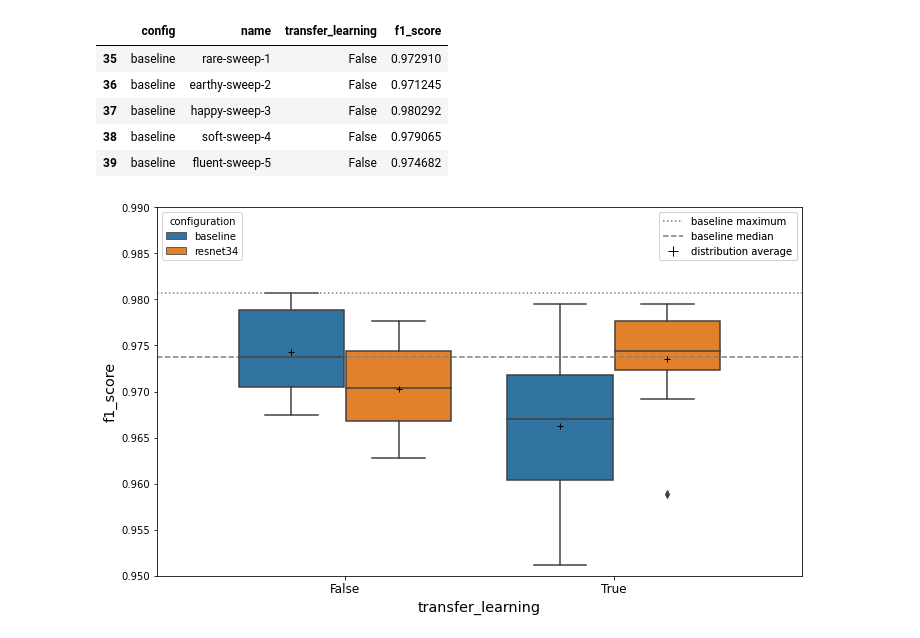
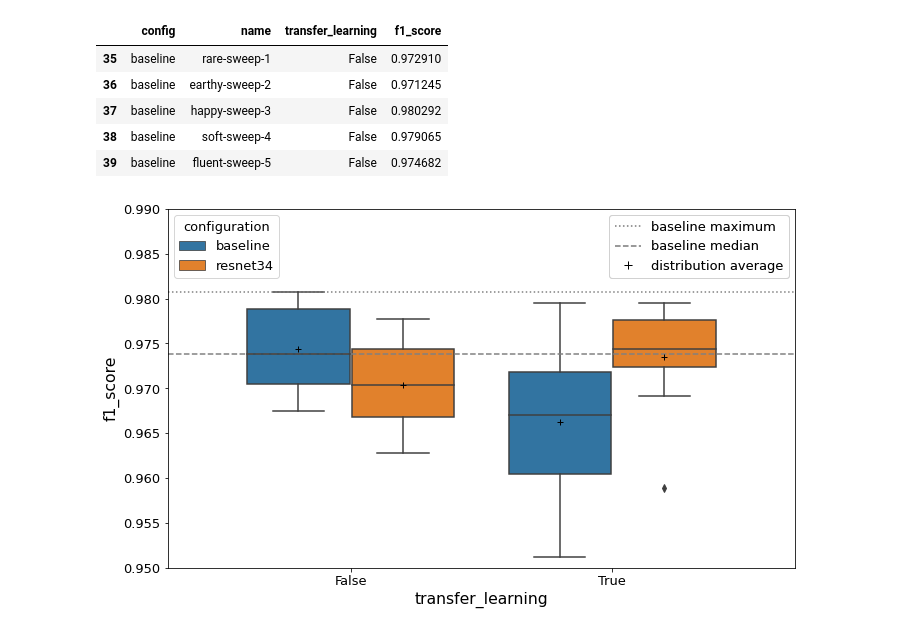
Before and after one commit to tttiago/GravitySpyClassifier, a Jupyter notebook: 09_baseline_transfer.ipynb, the cells around one changed output. Saved outputs shown, nothing was run; the diff lists cells and outputs as text; code cells hidden in the pictures.

```diff
--- a/09_baseline_transfer.ipynb
+++ b/09_baseline_transfer.ipynb
@@ -50,30 +50,31 @@ import matplotlib.pyplot as plt
 f1_df = pd.read_csv('logs/09_baseline_transfer.csv')
 # %%
 import matplotlib.lines as mlines
+plt.rc('font', size=13)
 
 fig = plt.figure(figsize=(10, 6))
 sns.boxplot(x='transfer_learning', y='f1_score', hue='config', data=f1_df,
             showmeans=True, meanprops={"marker": "+", "markeredgecolor": "black"},
             hue_order=sorted(f1_df['config'].unique()))
 plt.ylim([0.95, 0.99])
 ax = plt.gca()
 l = ax.get_ylabel()
-ax.set_ylabel(l, size='x-large')
-ax.set_xlabel("transfer_learning", size='x-large')
-plt.xticks(fontsize='large')
+ax.set_ylabel(l, size='large')
+ax.set_xlabel("transfer_learning", size='large')
+#plt.xticks(fontsize='large')
 leg1 = plt.legend(title='configuration', loc='upper left')
 #ax.set_xticks([])
 
 maximum = plt.hlines(0.980712, -0.7, 1.7, linestyles='dotted', color='grey', label='baseline maximum')
 median = plt.hlines(0.973796, -0.7, 1.7, linestyles='dashed', color='grey', label='baseline median')
 average = mlines.Line2D([], [], color='black', marker='+', linestyle='None',
-                          markersize=10, label='distribution average')
+                          markersize=8, label='distribution average')
 baseline_legend = ax.legend(handles=[maximum, median, average], loc='upper right')
 ax.add_artist(baseline_legend)
 ax.add_artist(leg1)
 
 fig.tight_layout()
 
-fig.savefig('../figs/glitches/09_transfer_baseline_arch.pdf', dpi=300)
+fig.savefig('../figs/glitches/09_transfer_baseline_arch_v2.pdf', dpi=300)
 # %% [output]
-[figure, old version]
+[figure, new version]
```
